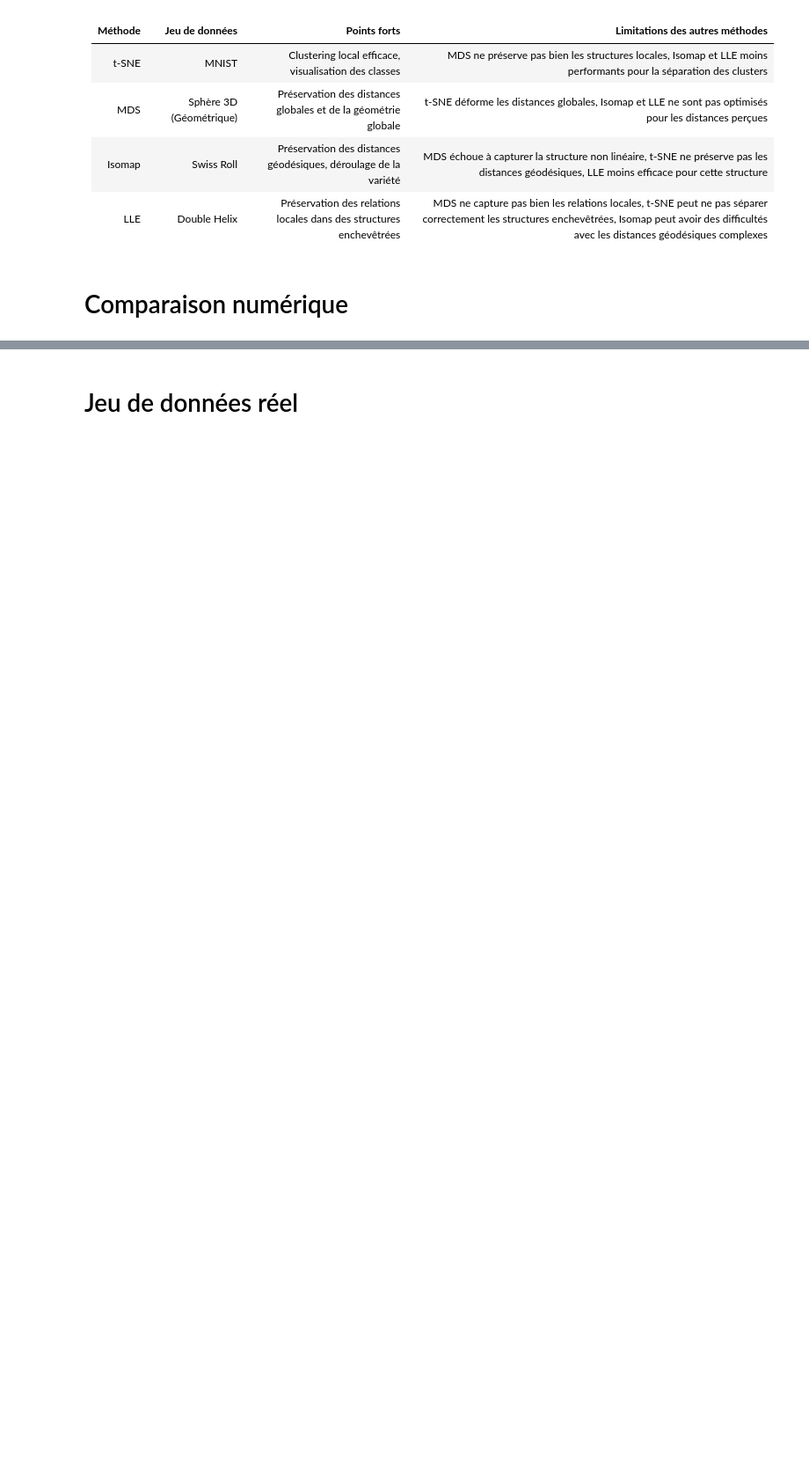
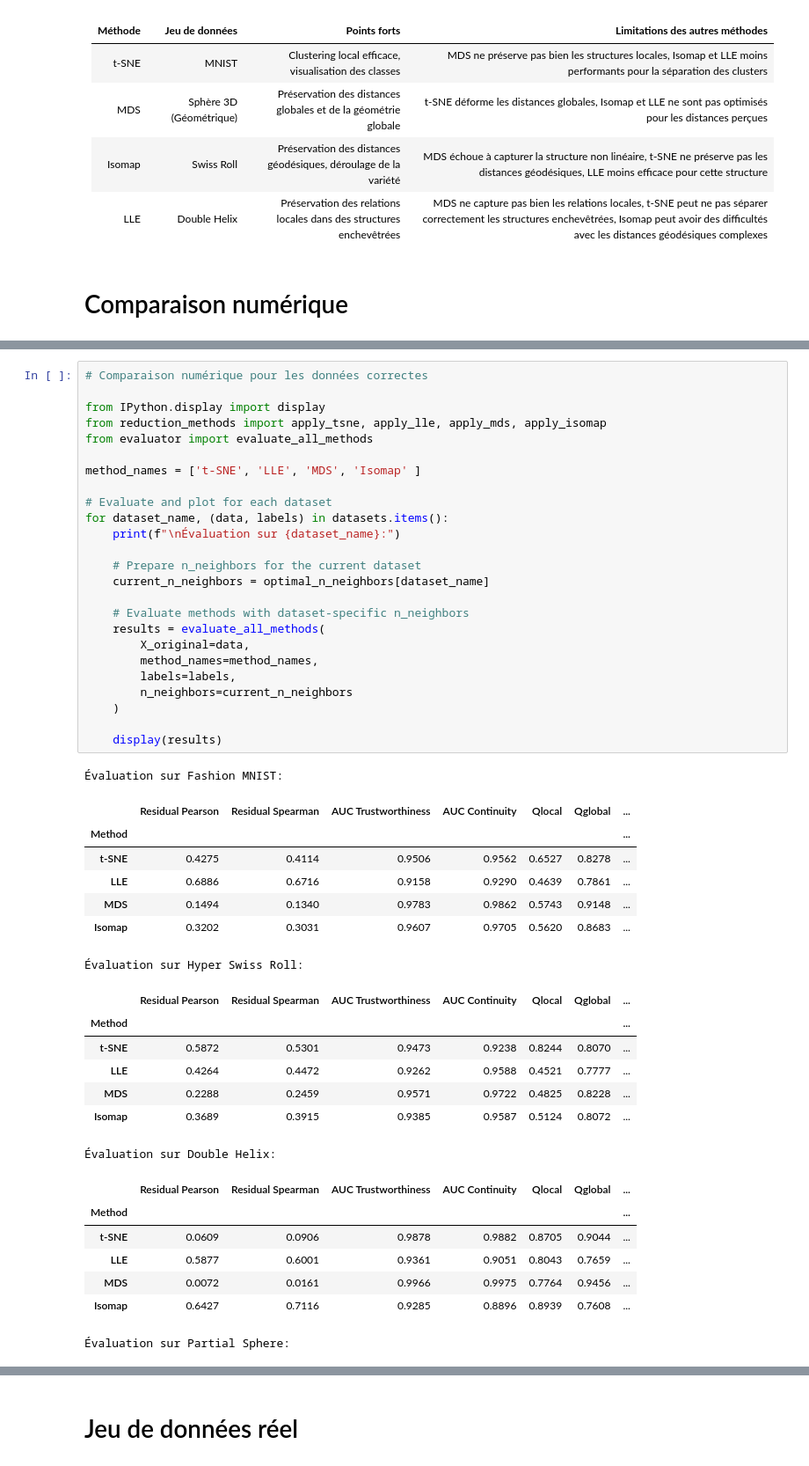
Before and after one commit to ChapponE/A-Comparative-Study-of-Dimensionality-Reduction-Techniques-for-Labelled-Datasets, a Jupyter notebook: projet.ipynb, the cells around one changed output, grey strips where cells are left out. Shown at 88% size. Drawn from its saved outputs; the diff is of its cells as text; blank space fills up the shorter version.

```diff
--- a/projet.ipynb
+++ b/projet.ipynb
@@ -285,0 +135,48 @@ display(sphere_results)
+# %%
+# Comparaison numérique pour les données correctes
+
+from IPython.display import display
+from reduction_methods import apply_tsne, apply_lle, apply_mds, apply_isomap
+from evaluator import evaluate_all_methods
+
+method_names = ['t-SNE', 'LLE', 'MDS', 'Isomap' ]
+
+# Evaluate and plot for each dataset
+for dataset_name, (data, labels) in datasets.items():
+    print(f"\nÉvaluation sur {dataset_name}:")
+
+    # Prepare n_neighbors for the current dataset
+    current_n_neighbors = optimal_n_neighbors[dataset_name]
+
+    # Evaluate methods with dataset-specific n_neighbors
+    results = evaluate_all_methods(
+        X_original=data,
+        method_names=method_names,
+        labels=labels,
+        n_neighbors=current_n_neighbors
+    )
+
+    display(results)
+# %% [output]
+Évaluation sur Fashion MNIST:
+|  | Residual Pearson | Residual Spearman | AUC Trustworthiness | AUC Continuity | Qlocal | Qglobal | ... |
+| Method |  |  |  |  |  |  | ... |
+| t-SNE | 0.4275 | 0.4114 | 0.9506 | 0.9562 | 0.6527 | 0.8278 | ... |
+| LLE | 0.6886 | 0.6716 | 0.9158 | 0.9290 | 0.4639 | 0.7861 | ... |
+| MDS | 0.1494 | 0.1340 | 0.9783 | 0.9862 | 0.5743 | 0.9148 | ... |
+| Isomap | 0.3202 | 0.3031 | 0.9607 | 0.9705 | 0.5620 | 0.8683 | ... |
+Évaluation sur Hyper Swiss Roll:
+|  | Residual Pearson | Residual Spearman | AUC Trustworthiness | AUC Continuity | Qlocal | Qglobal | ... |
+| Method |  |  |  |  |  |  | ... |
+| t-SNE | 0.5872 | 0.5301 | 0.9473 | 0.9238 | 0.8244 | 0.8070 | ... |
+| LLE | 0.4264 | 0.4472 | 0.9262 | 0.9588 | 0.4521 | 0.7777 | ... |
+| MDS | 0.2288 | 0.2459 | 0.9571 | 0.9722 | 0.4825 | 0.8228 | ... |
+| Isomap | 0.3689 | 0.3915 | 0.9385 | 0.9587 | 0.5124 | 0.8072 | ... |
+Évaluation sur Double Helix:
+|  | Residual Pearson | Residual Spearman | AUC Trustworthiness | AUC Continuity | Qlocal | Qglobal | ... |
+| Method |  |  |  |  |  |  | ... |
+| t-SNE | 0.0609 | 0.0906 | 0.9878 | 0.9882 | 0.8705 | 0.9044 | ... |
+| LLE | 0.5877 | 0.6001 | 0.9361 | 0.9051 | 0.8043 | 0.7659 | ... |
+| MDS | 0.0072 | 0.0161 | 0.9966 | 0.9975 | 0.7764 | 0.9456 | ... |
+| Isomap | 0.6427 | 0.7116 | 0.9285 | 0.8896 | 0.8939 | 0.7608 | ... |
+Évaluation sur Partial Sphere:
```
Also changed, not shown: parts of 22 cells of this notebook, 6 other files.
